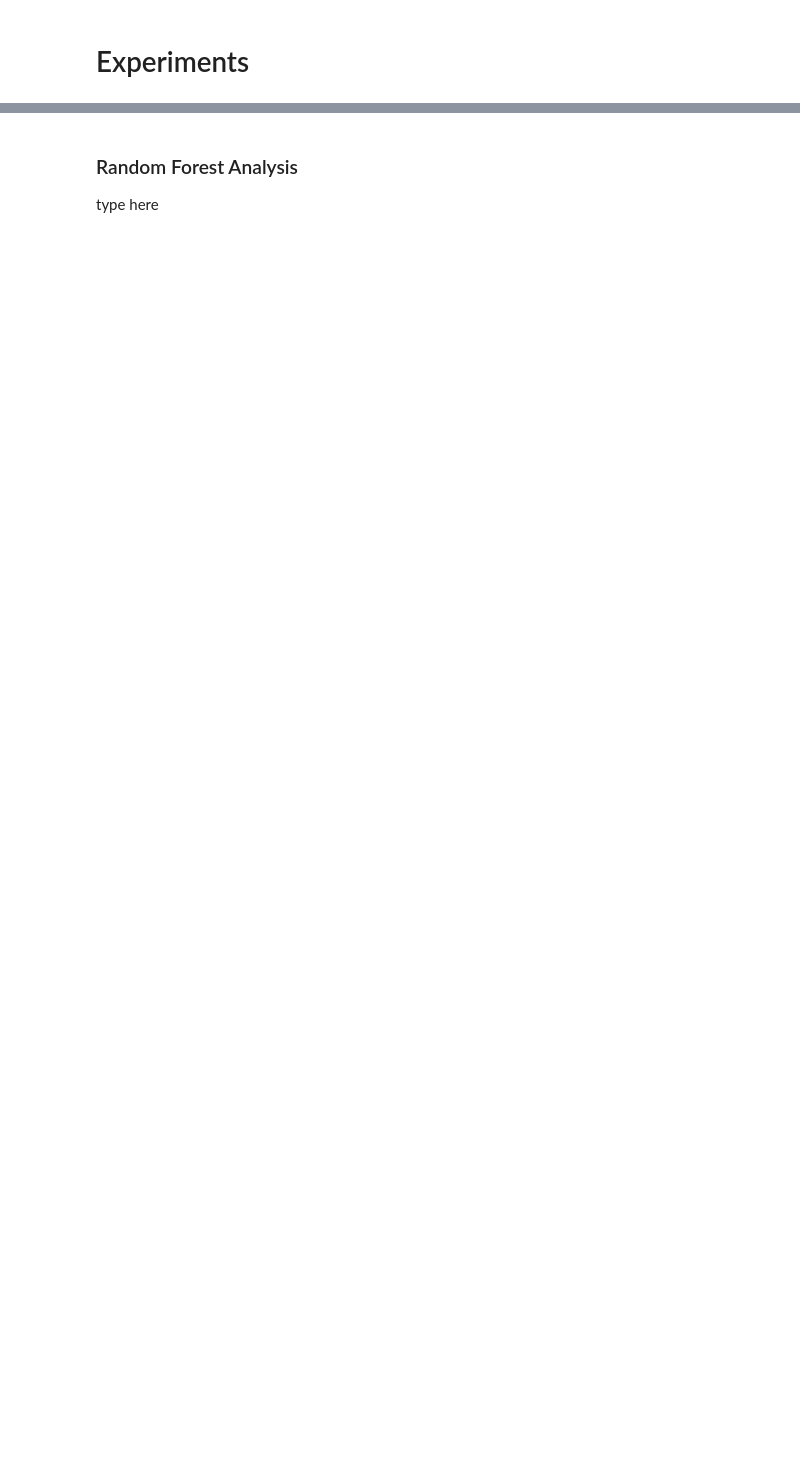
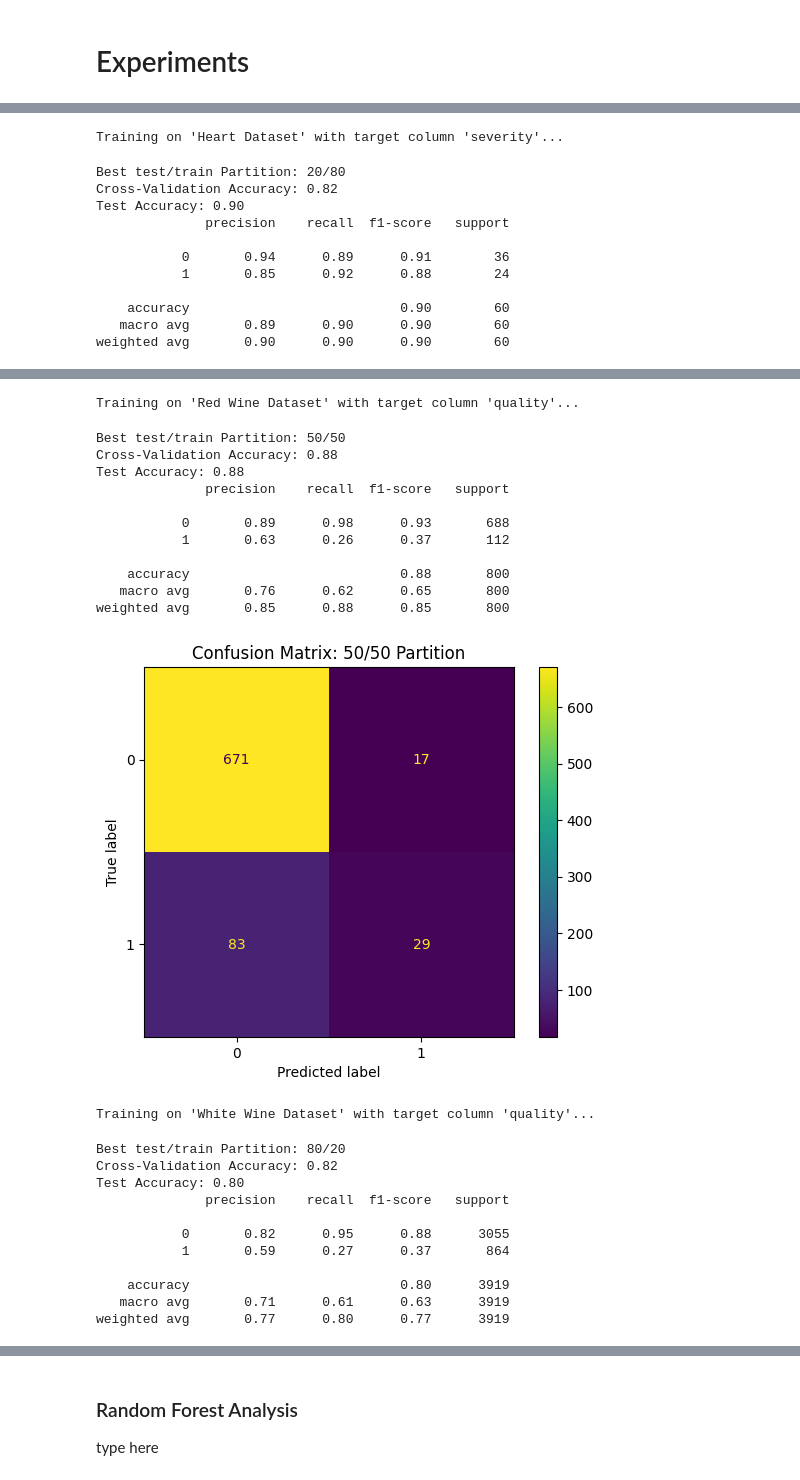
Before and after one commit to amysorekar/Cogs_118a, a Jupyter notebook: final_project.ipynb, the cells around one changed output, grey strips where cells are left out. Cells and saved outputs as stored; diff of their text form; code cells hidden in the pictures; blank space fills up the shorter version.

```diff
--- a/final_project.ipynb
+++ b/final_project.ipynb
@@ -890,0 +785,3 @@ weighted avg       0.85      0.85      0.85        60
+# %%
+run_model(train_logistic_regression, datasets)
+# %% [output]
@@ -890,0 +801,12 @@ weighted avg       0.85      0.85      0.85        60
+Training on 'Heart Dataset' with target column 'severity'...
+Best test/train Partition: 20/80
+Cross-Validation Accuracy: 0.82
+Test Accuracy: 0.90
+              precision    recall  f1-score   support
+
+           0       0.94      0.89      0.91        36
+           1       0.85      0.92      0.88        24
+
+    accuracy                           0.90        60
+   macro avg       0.89      0.90      0.90        60
+weighted avg       0.90      0.90      0.90        60
@@ -890,0 +814,25 @@ weighted avg       0.85      0.85      0.85        60
+Training on 'Red Wine Dataset' with target column 'quality'...
+Best test/train Partition: 50/50
+Cross-Validation Accuracy: 0.88
+Test Accuracy: 0.88
+              precision    recall  f1-score   support
+
+           0       0.89      0.98      0.93       688
+           1       0.63      0.26      0.37       112
+
+    accuracy                           0.88       800
+   macro avg       0.76      0.62      0.65       800
+weighted avg       0.85      0.88      0.85       800
+[figure, added]
+Training on 'White Wine Dataset' with target column 'quality'...
+Best test/train Partition: 80/20
+Cross-Validation Accuracy: 0.82
+Test Accuracy: 0.80
+              precision    recall  f1-score   support
+
+           0       0.82      0.95      0.88      3055
+           1       0.59      0.27      0.37       864
+
+    accuracy                           0.80      3919
+   macro avg       0.71      0.61      0.63      3919
+weighted avg       0.77      0.80      0.77      3919
```
Also changed, not shown: parts of 22 cells of this notebook.
